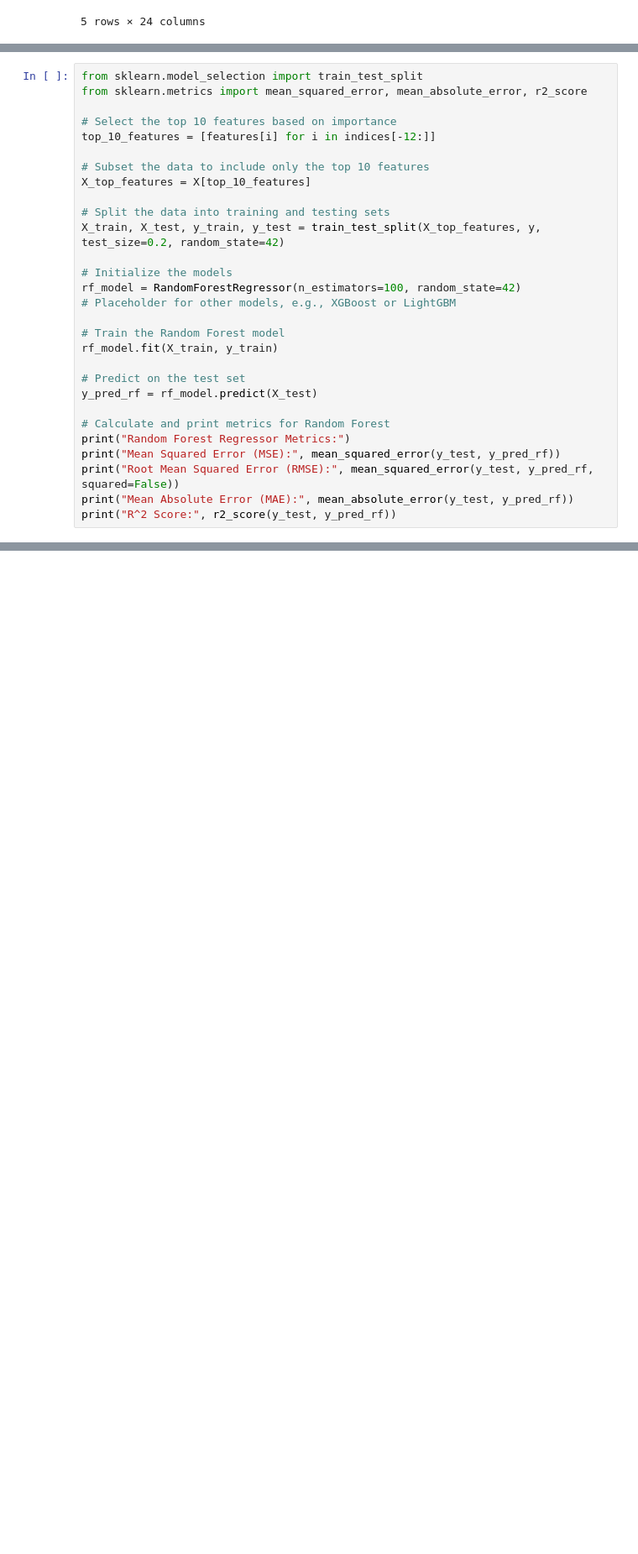
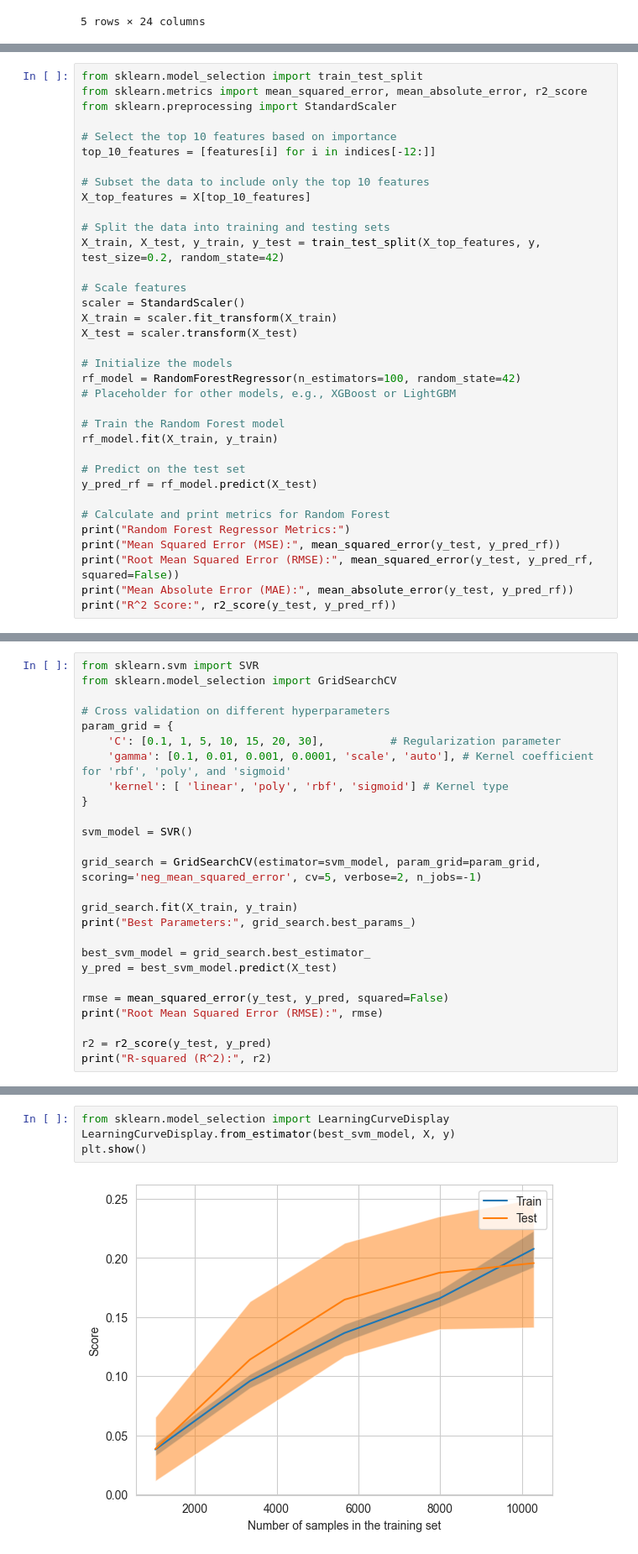
Before and after one commit to nandoj28/DataScienceSalary, a Jupyter notebook: model/main.ipynb, the cells around one changed output, grey strips where cells are left out. Shown at 84% size. Drawn from its saved outputs; the diff is of its cells as text; blank space fills up the shorter version.

Commit message:
added SVR model with visualizations

```diff
--- a/model/main.ipynb
+++ b/model/main.ipynb
@@ -307,6 +311,7 @@ plt.show()
 # %%
 from sklearn.model_selection import train_test_split
 from sklearn.metrics import mean_squared_error, mean_absolute_error, r2_score
+from sklearn.preprocessing import StandardScaler
 
 # Select the top 10 features based on importance
 top_10_features = [features[i] for i in indices[-12:]]
@@ -316,6 +321,11 @@ X_top_features = X[top_10_features]
 
 # Split the data into training and testing sets
 X_train, X_test, y_train, y_test = train_test_split(X_top_features, y, test_size=0.2, random_state=42)
+
+# Scale features
+scaler = StandardScaler()
+X_train = scaler.fit_transform(X_train)
+X_test = scaler.transform(X_test)
 
 # Initialize the models
 rf_model = RandomForestRegressor(n_estimators=100, random_state=42)
@@ -386,0 +398,26 @@ Test MSE: 3715969536.0
+# %%
+from sklearn.svm import SVR
+from sklearn.model_selection import GridSearchCV
+
+# Cross validation on different hyperparameters
+param_grid = {
+    'C': [0.1, 1, 5, 10, 15, 20, 30],          # Regularization parameter
+    'gamma': [0.1, 0.01, 0.001, 0.0001, 'scale', 'auto'], # Kernel coefficient for 'rbf', 'poly', and 'sigmoid'
+    'kernel': [ 'linear', 'poly', 'rbf', 'sigmoid'] # Kernel type
+}
+
+svm_model = SVR()
+
+grid_search = GridSearchCV(estimator=svm_model, param_grid=param_grid, scoring='neg_mean_squared_error', cv=5, verbose=2, n_jobs=-1)
+
+grid_search.fit(X_train, y_train)
+print("Best Parameters:", grid_search.best_params_)
+
+best_svm_model = grid_search.best_estimator_
+y_pred = best_svm_model.predict(X_test)
+
+rmse = mean_squared_error(y_test, y_pred, squared=False)
+print("Root Mean Squared Error (RMSE):", rmse)
+
+r2 = r2_score(y_test, y_pred)
+print("R-squared (R^2):", r2)
@@ -386,0 +433,6 @@ Test MSE: 3715969536.0
+# %%
+from sklearn.model_selection import LearningCurveDisplay
+LearningCurveDisplay.from_estimator(best_svm_model, X, y)
+plt.show()
+# %% [output]
+[figure, added]
```
Also changed, not shown: parts of 9 cells of this notebook.
